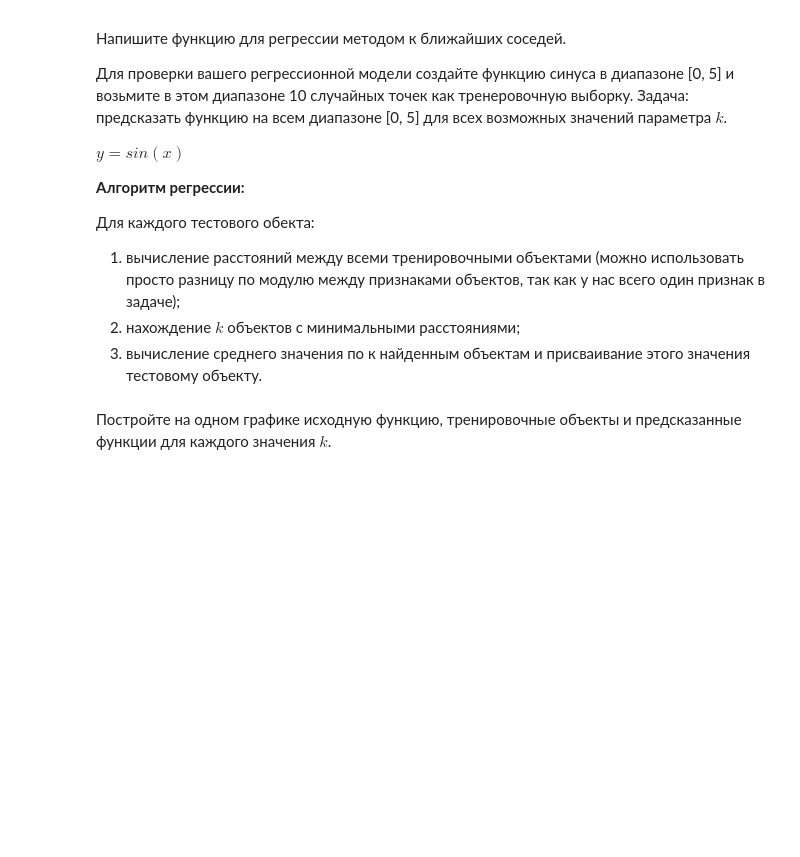
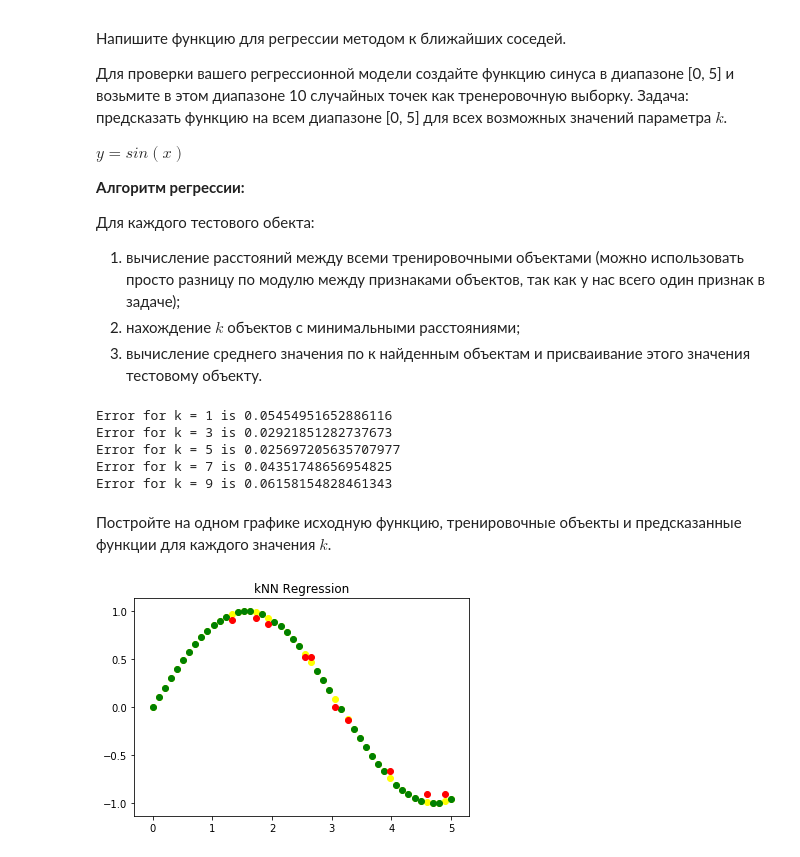
Before and after one commit to Pushkinue/data_analysis, a Jupyter notebook: practics/lab4_knn/lab_knn.ipynb, the cells around one changed output. Saved outputs shown, nothing was run; the diff lists cells and outputs as text; code cells hidden in the pictures; blank space fills up the shorter version.

```diff
--- a/practics/lab4_knn/lab_knn.ipynb
+++ b/practics/lab4_knn/lab_knn.ipynb
@@ -91,2 +99,37 @@ $y = sin(x)$
+# %%
+from math import sin
+
+X = np.linspace(0.0, 5.0, num=50)
+y = [sin(dot) for dot in X]
+# %%
+def funct_kNN_regr(x_train, y_train, x_test, k):
+    y_pred = list()
+    for test_point in x_test:
+        close_k = find_dist(test_point, x_train)[:k]
+        close_meanings = [y_train[point[1]] for point in close_k]
+        y_pred.append(np.mean(close_meanings))
+    return y_pred
+# %%
+from sklearn.model_selection import train_test_split
+from sklearn.metrics import mean_absolute_error
+
+X_train, X_test, y_train, y_test = train_test_split(X, y, test_size=0.2, random_state=42)
+for k in [1, 3, 5, 7, 9]:
+    y_pred = funct_kNN_regr(X_train, y_train, X_test, k)
+    print('Error for k = {} is {}'.format(k, mean_absolute_error(y_test, y_pred)))
+# %% [output]
+Error for k = 1 is 0.05454951652886116
+Error for k = 3 is 0.02921851282737673
+Error for k = 5 is 0.025697205635707977
+Error for k = 7 is 0.04351748656954825
+Error for k = 9 is 0.06158154828461343
 # %% [markdown]
 Постройте на одном графике исходную функцию, тренировочные объекты и предсказанные функции для каждого значения $k$.
+# %%
+plt.scatter(X, y, c='yellow')
+plt.scatter(X_train, y_train, c='green')
+plt.scatter(X_test, y_pred, c='red')
+plt.title('kNN Regression')
+plt.show()
+# %% [output]
+[figure, added]
```
Also changed, not shown: parts of 4 cells of this notebook.
